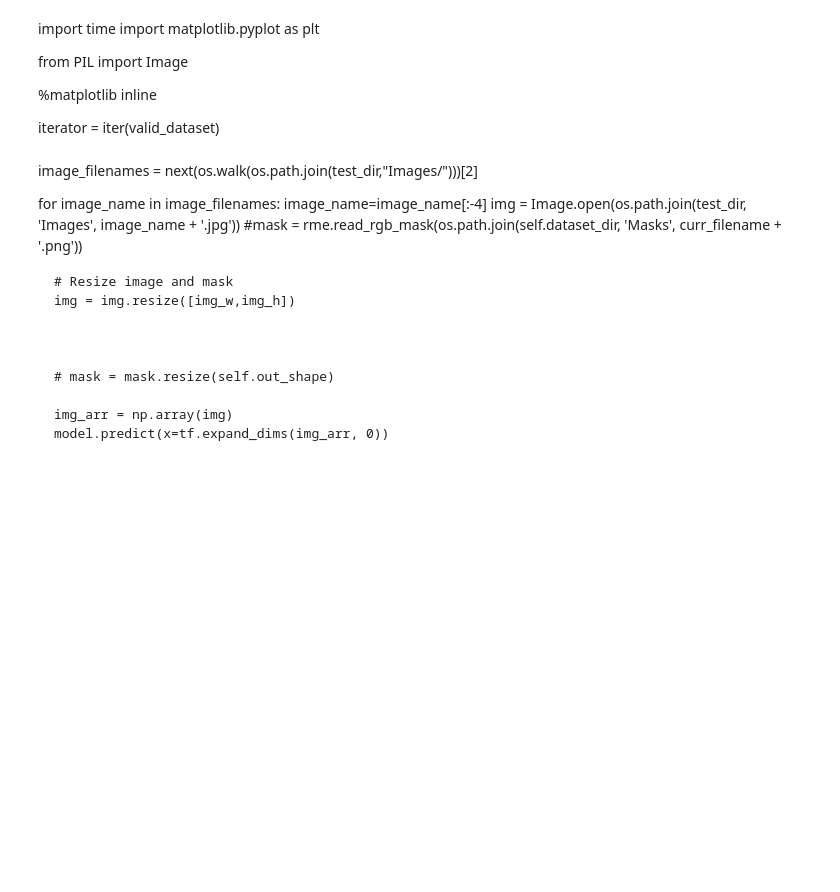
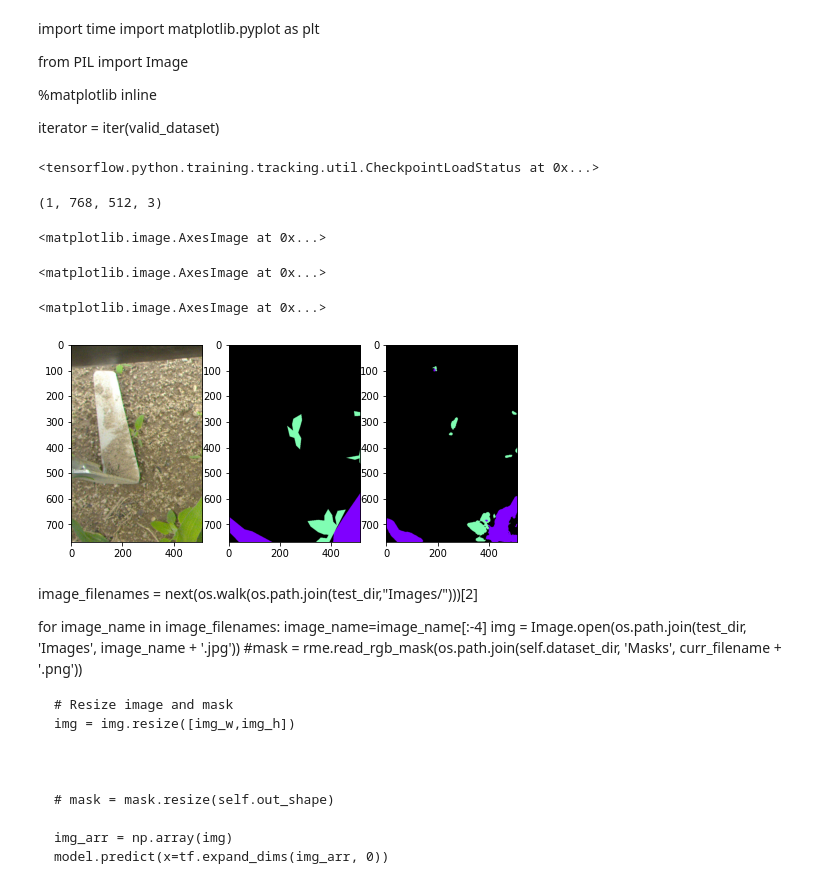
Before and after one commit to tizianofucci/A2NDLSegmentation, a Jupyter notebook: Notebook/colab.ipynb, the cells around one changed output. Drawn from its saved outputs; the diff is of its cells as text; code cells hidden in the pictures; blank space fills up the shorter version.

```diff
--- a/Notebook/colab.ipynb
+++ b/Notebook/colab.ipynb
@@ -914,7 +929,7 @@ from PIL import Image
 
 iterator = iter(valid_dataset)
 # %%
-#model.load_weights(os.path.join(os.getcwd(),'multiclass_exps/CNN_Dec17_21-14-41/ckpts/cp.ckpt'))
+model.load_weights(os.path.join(os.getcwd(),'multiclass_exps/CNN_Dec19_20-43-43/ckpts/cp.ckpt'))
 
 fig, ax = plt.subplots(1, 3, figsize=(8, 8))
 fig.show()
@@ -925,33 +940,40 @@ target = target[0, ..., 0]
 
 out_sigmoid = model.predict(x=tf.expand_dims(image, 0))
 
 # Get predicted class as the index corresponding to the maximum value in the vector probability
 # predicted_class = tf.cast(out_sigmoid > score_th, tf.int32)
 # predicted_class = predicted_class[0, ..., 0]
 predicted_class = tf.argmax(out_sigmoid, -1)
 
 out_sigmoid.shape
 
 predicted_class = predicted_class[0, ...]
 
 # Assign colors (just for visualization)
 target_img = np.zeros([target.shape[0], target.shape[1], 3])
 prediction_img = np.zeros([target.shape[0], target.shape[1], 3])
 
 target_img[np.where(target == 0)] = [0, 0, 0]
 for i in range(1, 3):
   target_img[np.where(target == i)] = np.array(colors[i-1])[:3] * 255
 
 prediction_img[np.where(predicted_class == 0)] = [0, 0, 0]
 for i in range(1, 3):
   prediction_img[np.where(predicted_class == i)] = np.array(colors[i-1])[:3] * 255
 
 ax[0].imshow(np.uint8(image))
 ax[1].imshow(np.uint8(target_img))
 ax[2].imshow(np.uint8(prediction_img))
 
 fig.canvas.draw()
 time.sleep(1)
+# %% [output]
+<tensorflow.python.training.tracking.util.CheckpointLoadStatus at 0x...>
+(1, 768, 512, 3)
+<matplotlib.image.AxesImage at 0x...>
+<matplotlib.image.AxesImage at 0x...>
+<matplotlib.image.AxesImage at 0x...>
+[figure, added]
 # %%
 submission_dict = {}
 
```
Also changed, not shown: parts of 6 cells of this notebook.
